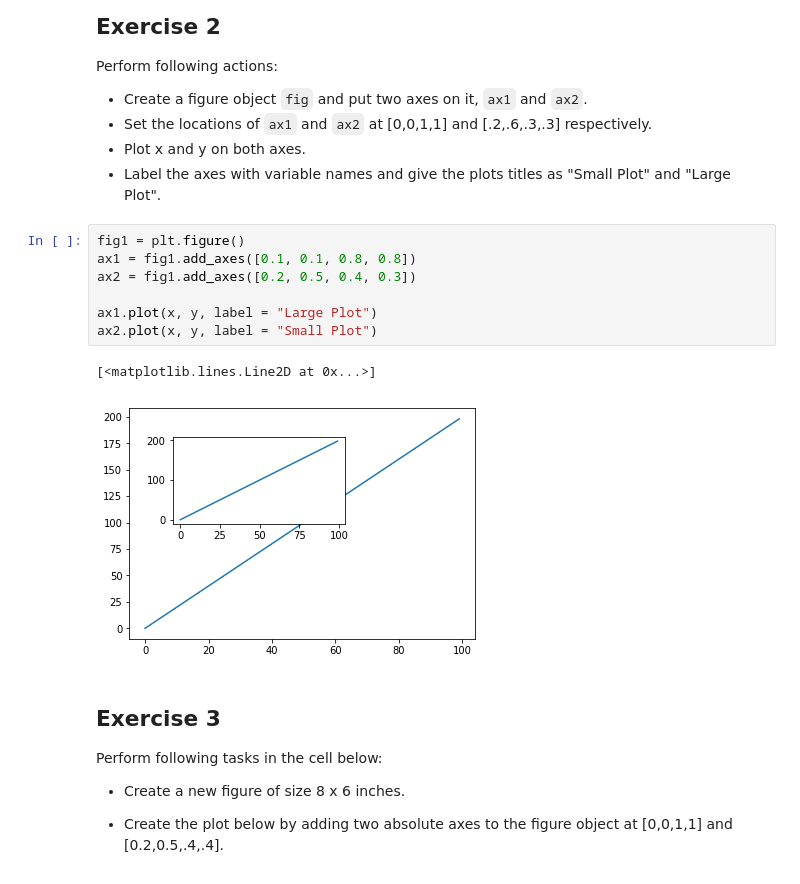
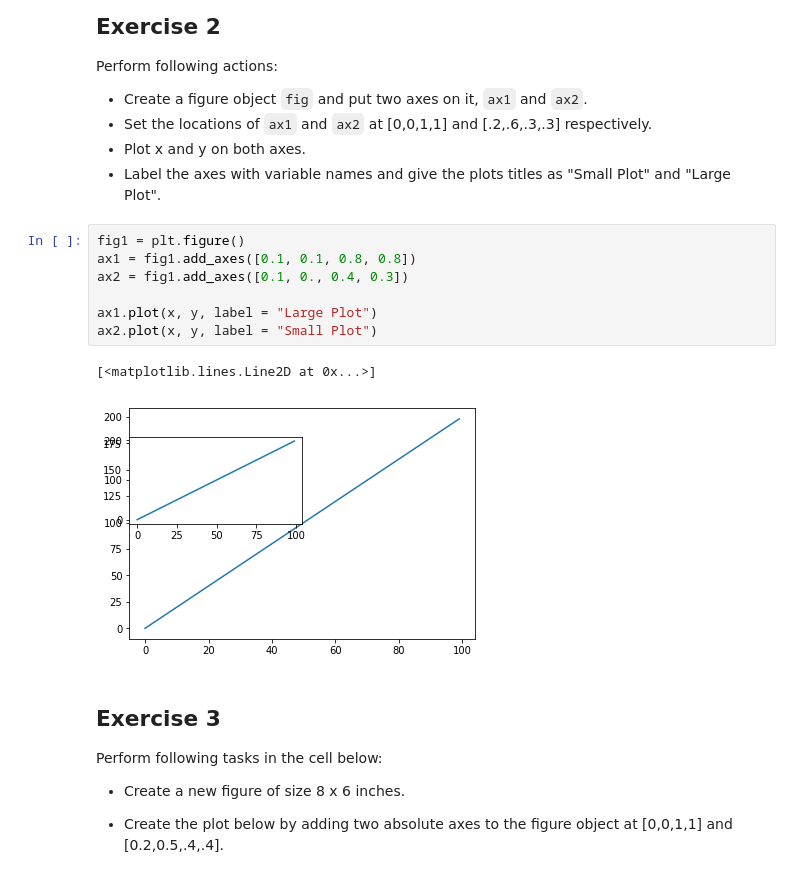
Before and after one commit to AR3441/dsc-1-03-13-customizing-visualizations-with-matplotlib-lab-nyc-ds-career-031119, a Jupyter notebook: index.ipynb, the cells around one changed output. Cells and saved outputs as stored; diff of their text form.

```diff
--- a/index.ipynb
+++ b/index.ipynb
@@ -83,13 +83,13 @@ Perform following actions:
 # %%
 fig1 = plt.figure()
 ax1 = fig1.add_axes([0.1, 0.1, 0.8, 0.8])
-ax2 = fig1.add_axes([0.2, 0.5, 0.4, 0.3])
+ax2 = fig1.add_axes([0.1, 0., 0.4, 0.3])
 
 ax1.plot(x, y, label = "Large Plot")
 ax2.plot(x, y, label = "Small Plot")
 # %% [output]
 [<matplotlib.lines.Line2D at 0x...>]
-[figure, old version]
+[figure, new version]
 # %% [markdown]
 ## Exercise 3
 
```
